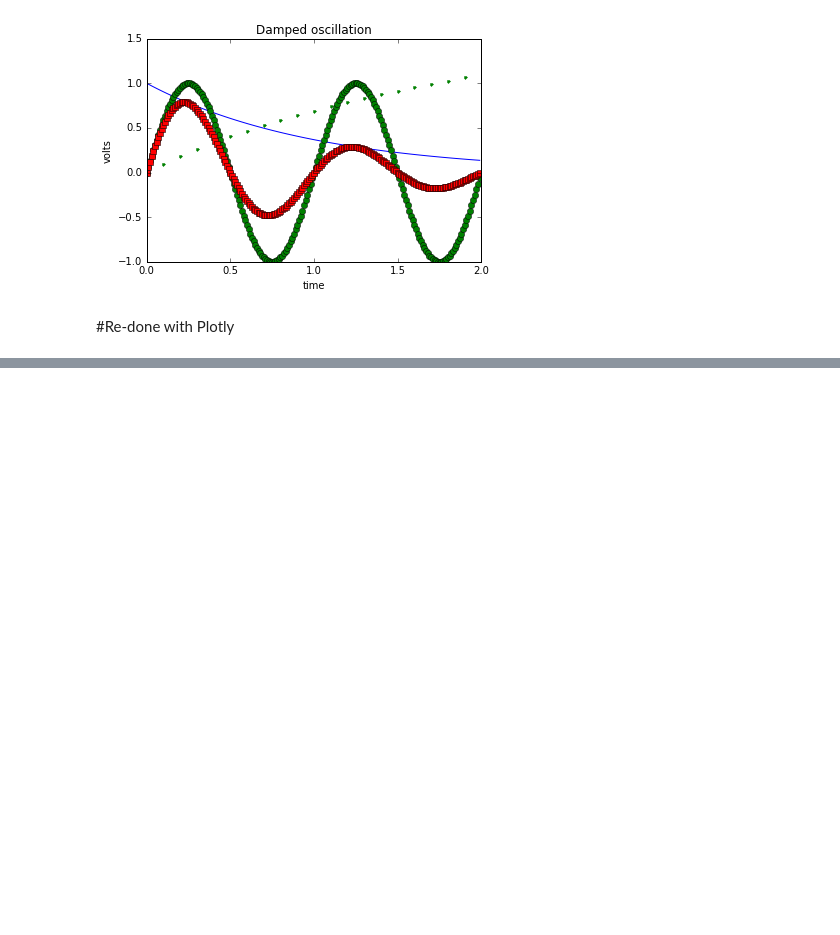
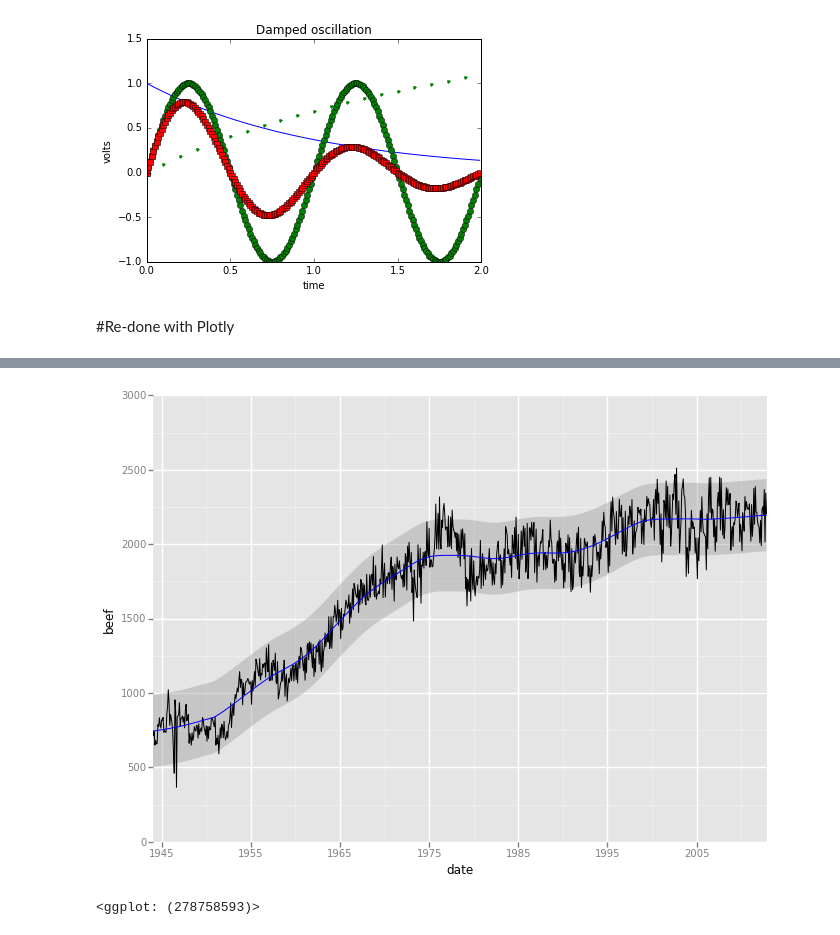
Before and after one commit to balcomes/ipython_notebooks, a Jupyter notebook: first_notebook.ipynb, the cells around one changed output, grey strips where cells are left out. Saved outputs shown, nothing was run; the diff lists cells and outputs as text; code cells hidden in the pictures; blank space fills up the shorter version.

```diff
--- a/first_notebook.ipynb
+++ b/first_notebook.ipynb
@@ -108,0 +126,7 @@ ggplot(aes(x='date', y='value', colour='variable'), data=meat_lng) + \
+# %%
+ggplot(aes(x='date', y='beef'), data=meat) +\
+    geom_line() +\
+    stat_smooth(colour='blue', span=0.2)
+# %% [output]
+[figure, added]
+<ggplot: (278758593)>
```
Also changed, not shown: parts of 16 cells of this notebook.
